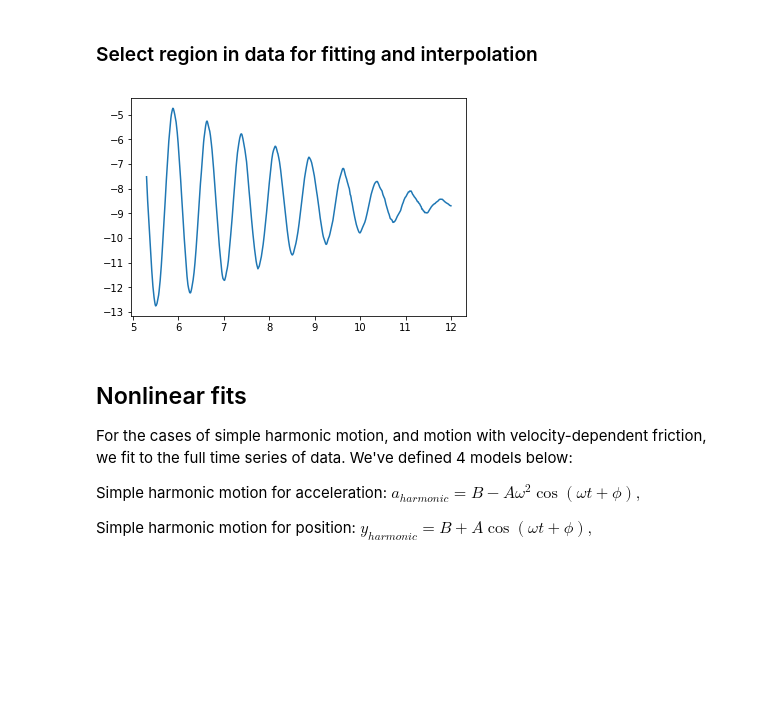
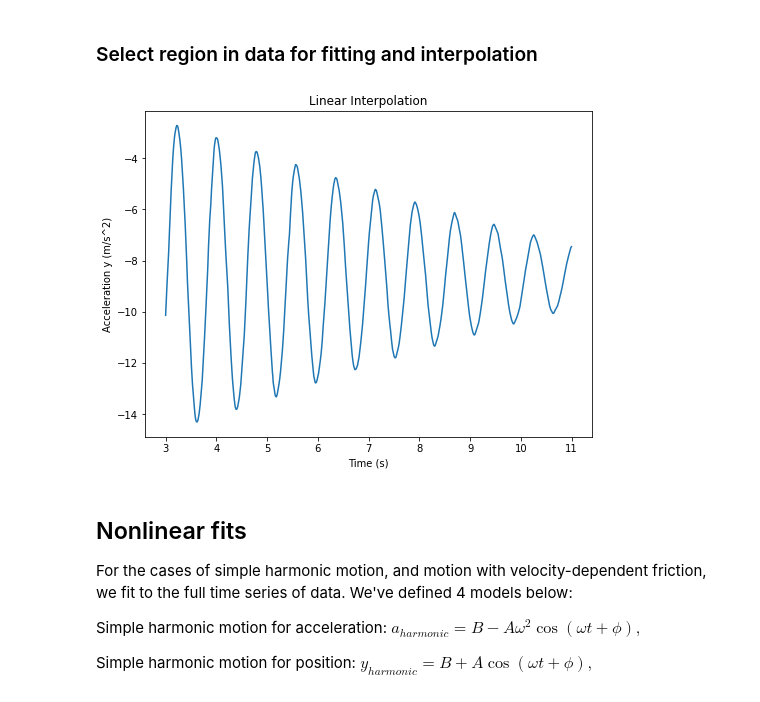
Before and after one commit to evilpegasus/physics5bl, a Jupyter notebook: hooks_law/!Harmonic and damped oscillator 092921- interpolation and fit .ipynb, the cells around one changed output. Drawn from its saved outputs; the diff is of its cells as text; code cells hidden in the pictures; blank space fills up the shorter version.

```diff
--- a/hooks_law/!Harmonic and damped oscillator 092921- interpolation and fit .ipynb
+++ b/hooks_law/!Harmonic and damped oscillator 092921- interpolation and fit .ipynb
@@ -42,6 +49,6 @@ Time (s),Ay (m/sÂ²),Fáµ§ (N),ráµ§ (m),váµ§ (m/s),aáµ§ (m/sÂ²)
 # %%
 # Input the data into arrays. You might also want to look at the wheel output, to better choose the quietest sensor
-tx, aydata, Fdata= np.loadtxt("70deg.csv", delimiter=",", skiprows=1, usecols=(0,1,2), unpack=True)
+tx, aydata, Fdata= np.loadtxt("data\lab7 part 3.csv", delimiter=",", skiprows=1, usecols=(0,2,4), unpack=True)
 # %%
 # Two subplots, the x-axis array is shared
 # Choose the sensor for fitting based on quietest data
@@ -69,17 +76,23 @@ yinterp = interp1d(tx, aydata, kind="linear")
 # %%
 # Set the start time and stop time to select a good region of your data. Don't use the first peak to allow for IOLab sensor settling.
 # Use the interpolating function to estimate values at the desired time points
 
-start_time = 5.3
-stop_time = 12
+plt.figure(figsize=(8,6))
+plt.title("Linear Interpolation")
+plt.xlabel("Time (s)")
+plt.ylabel("Acceleration y (m/s^2)")
+
+start_time = 3
+stop_time = 11
 step_size = 0.005
 tvals = np.arange(start_time, stop_time, step_size)
 yvals = yinterp(tvals)
 
 plt.plot(tvals, yvals)
+
 plt.show()
 # %% [output]
-[figure, old version]
+[figure, new version]
 # %% [markdown]
 ## Nonlinear fits
 
```
Also changed, not shown: parts of 10 cells of this notebook.
